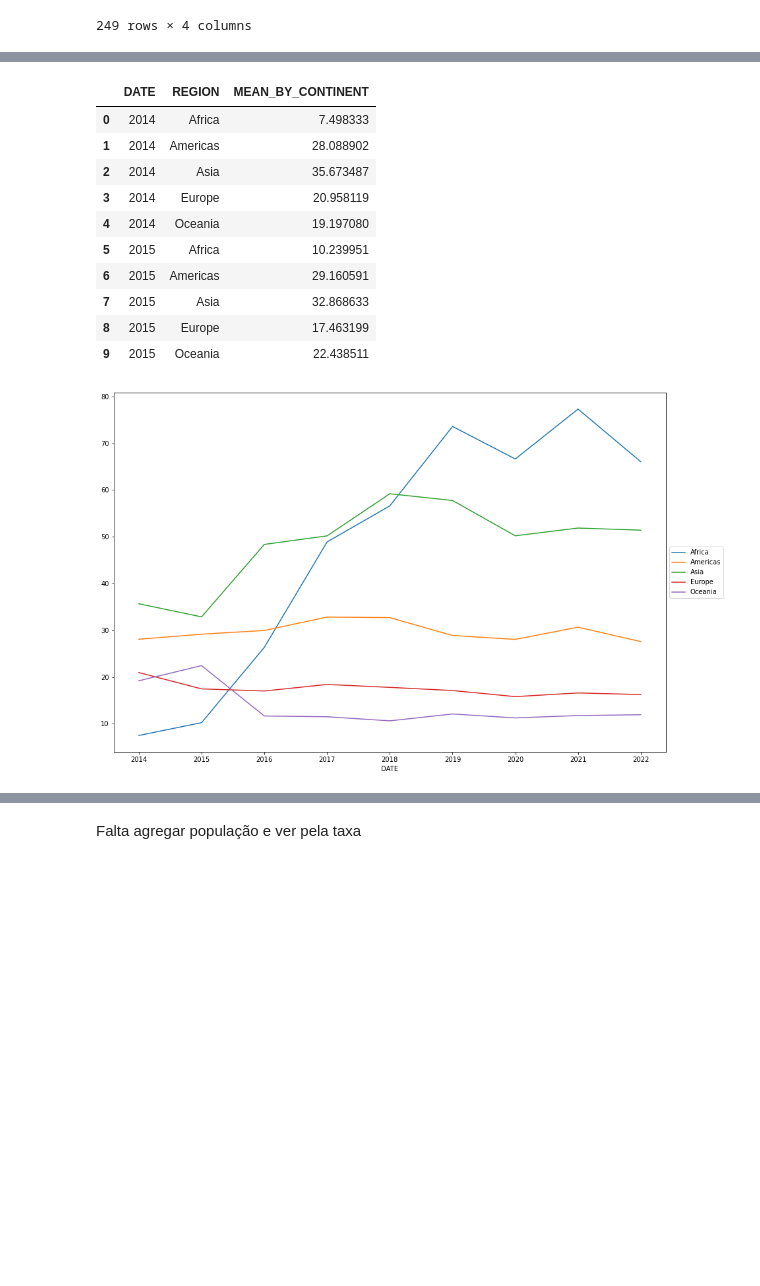
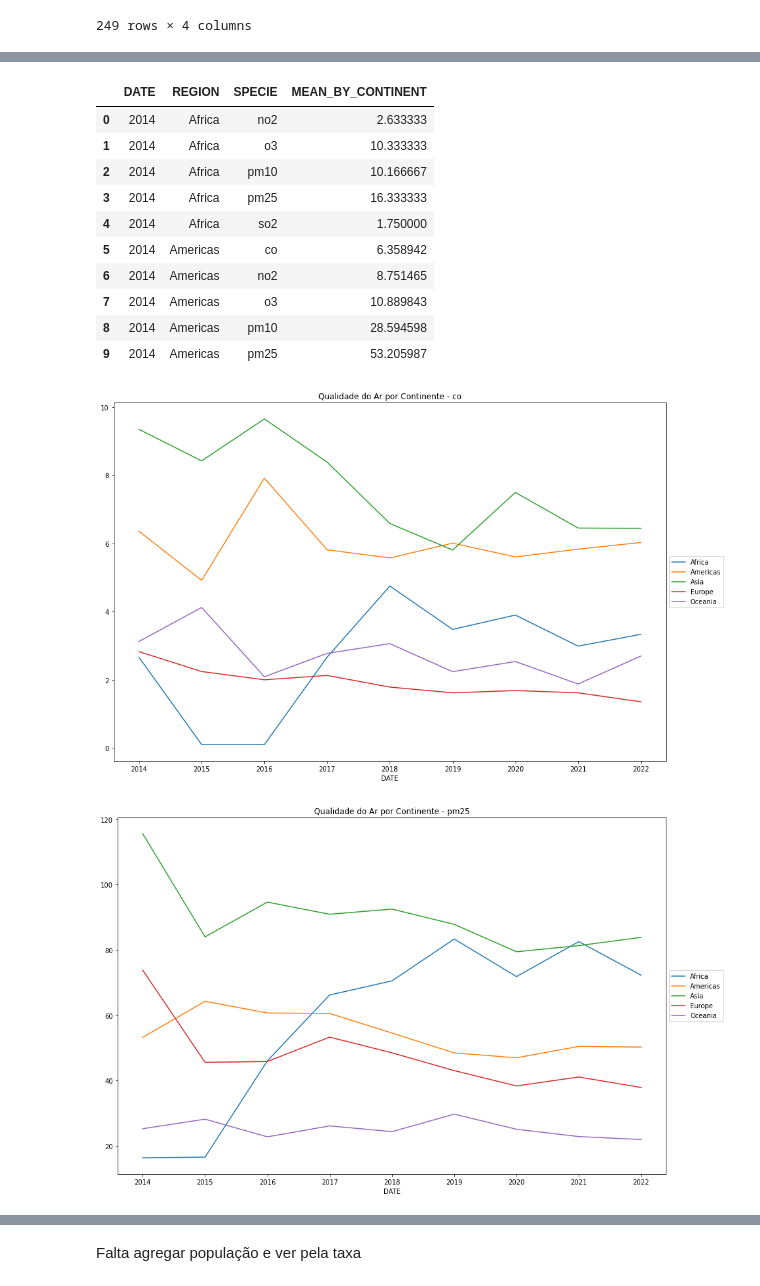
Before and after one commit to thiagorbernardo/UTFPR-Data-Science-CSB55, a Jupyter notebook: 02 - Analise exploratoria/iqar-analise-ar.ipynb, the cells around one changed output, grey strips where cells are left out. Saved outputs shown, nothing was run; the diff lists cells and outputs as text; code cells hidden in the pictures; blank space fills up the shorter version.

```diff
--- a/02 - Analise exploratoria/iqar-analise-ar.ipynb
+++ b/02 - Analise exploratoria/iqar-analise-ar.ipynb
@@ -96,7 +96,7 @@ print(species_list)
  - Dióxido de enxofre -> Chuvas Ácidas
  - Dióxido de nitrogénio -> Chuvas Ácidas
 # %%
-species_list = ['co', 'pm25', 'pm10', 'pm1', 'o3', 'so2', 'no2']
+species_list = ['co', 'pm25', 'pm10', 'o3', 'so2', 'no2']
 # %% [markdown]
 Filtrando só os gases que importam para a análise
 # %%
@@ -118,6 +118,6 @@ df[df['MEDIAN'].isnull()]
 # %%
 df = df.drop(df[df.MEDIAN == 999.0].index)
 # %%
-df_by_year_specie = df.groupby([df.DATE.dt.year, df.COUNTRY, df.SPECIE])['MEDIAN'].mean().rename('MEAN_BY_COUNTRY_SPECIE').reset_index()
+df_by_year_specie = df.groupby([df.DATE.dt.year, df.COUNTRY, df.SPECIE])['MEDIAN'].mean().rename('MEAN_BY_COUNTRY').reset_index()
 df_by_year_specie
 # %% [output]
@@ -237,0 +239,5 @@ df_by_year_country_region
+# %%
+df_by_year_country_region = pd.merge(df_by_year_specie,df_countries,left_on='COUNTRY',right_on='ALPHA-2')
+df_by_year_country_region = df_by_year_country_region[['DATE', 'NAME','ALPHA-2','ALPHA-3', 'REGION', 'SPECIE', 'MEAN_BY_COUNTRY']]
+df_by_year_country_region.to_csv('../data/air-quality/results/iqar-countries.csv',index=False)
+df_by_year_country_region
@@ -238,23 +258,27 @@ df_by_year_country_region
 # %%
-df_by_year_region = df_by_year_country_region.groupby([df_by_year_country_region.DATE, df_by_year_country_region.REGION])['MEAN_BY_COUNTRY'].mean().rename('MEAN_BY_CONTINENT').reset_index()
+df_by_year_region = df_by_year_country_region.groupby([df_by_year_country_region.DATE, df_by_year_country_region.REGION, df_by_year_country_region.SPECIE])['MEAN_BY_COUNTRY'].mean().rename('MEAN_BY_CONTINENT').reset_index()
 df_by_year_region.to_csv('../data/air-quality/results/iqar-continents.csv',index=False)
 df_by_year_region.head(10)
 # %% [output]
-|  | DATE | REGION | MEAN_BY_CONTINENT |
-| 0 | 2014 | Africa | 7.498333 |
-| 1 | 2014 | Americas | 28.088902 |
-| 2 | 2014 | Asia | 35.673487 |
-| 3 | 2014 | Europe | 20.958119 |
-| 4 | 2014 | Oceania | 19.197080 |
-| 5 | 2015 | Africa | 10.239951 |
-| 6 | 2015 | Americas | 29.160591 |
-| 7 | 2015 | Asia | 32.868633 |
-| 8 | 2015 | Europe | 17.463199 |
-| 9 | 2015 | Oceania | 22.438511 |
+|  | DATE | REGION | SPECIE | MEAN_BY_CONTINENT |
+| 0 | 2014 | Africa | no2 | 2.633333 |
+| 1 | 2014 | Africa | o3 | 10.333333 |
+| 2 | 2014 | Africa | pm10 | 10.166667 |
+| 3 | 2014 | Africa | pm25 | 16.333333 |
+| 4 | 2014 | Africa | so2 | 1.750000 |
+| 5 | 2014 | Americas | co | 6.358942 |
+| 6 | 2014 | Americas | no2 | 8.751465 |
+| 7 | 2014 | Americas | o3 | 10.889843 |
+| 8 | 2014 | Americas | pm10 | 28.594598 |
+| 9 | 2014 | Americas | pm25 | 53.205987 |
 # %%
-df_by_year_region.pivot(index='DATE', columns='REGION', values='MEAN_BY_CONTINENT').plot.line(figsize=(15,10))
+for specie in species_list:
+    df_local = df_by_year_region.query(f'SPECIE == "{specie}"').pivot(index='DATE', columns='REGION', values='MEAN_BY_CONTINENT')
+    df_local.fillna(df_local.mean()).plot.line(figsize=(15,10))
 
-plt.legend(loc='center left', bbox_to_anchor=(1.0, 0.5))
-plt.show()
+    plt.legend(loc='center left', bbox_to_anchor=(1.0, 0.5))
+    plt.title(f"Qualidade do Ar por Continente - {specie}")
+    plt.show()
 # %% [output]
-[figure, old version]
+[figure, new version]
+[figure, added]
```
Also changed, not shown: parts of 20 cells of this notebook, 8 other files.
